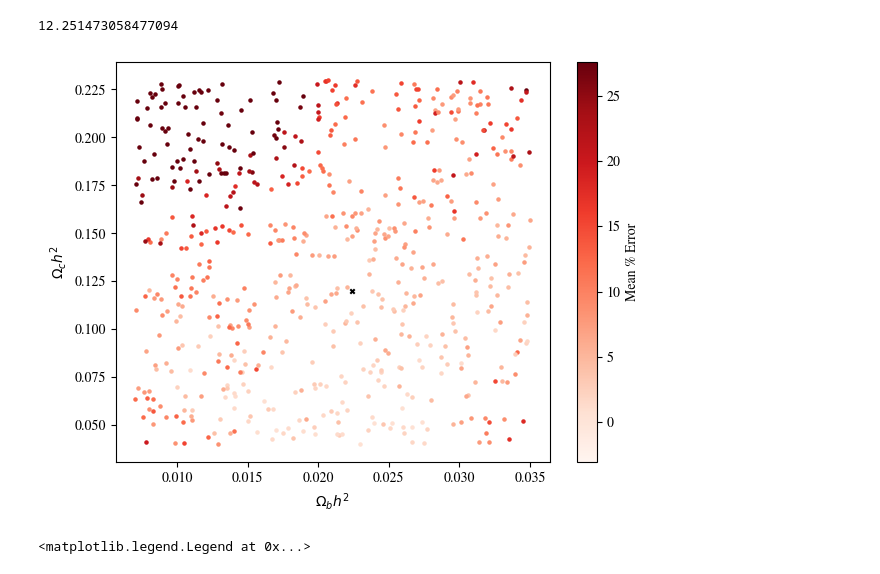
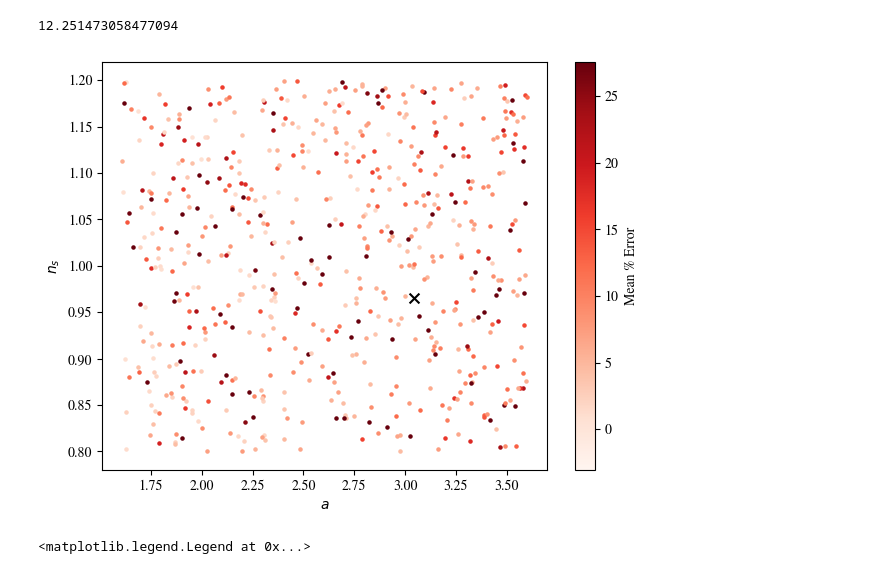
Before and after one commit to flapbat/cmb_lensing_tail, a Jupyter notebook: pysr_analysis/fit_analysis.ipynb, the cells around one changed output. Cells and saved outputs as stored; diff of their text form; code cells hidden in the pictures.

```diff
--- a/pysr_analysis/fit_analysis.ipynb
+++ b/pysr_analysis/fit_analysis.ipynb
@@ -155,12 +155,21 @@ def plot_scatter(error):
     fig.colorbar(a, ax=ax, label = "Mean % Error")
     plt.xlabel("$\\Omega_bh^2$")
     plt.ylabel("$\\Omega_ch^2$")
+# %%
+def plot_scatter2(error):
+    fig,ax = plt.subplots()
+    for i in range(len(error)):
+        a = ax.scatter(pars[i][3], pars[i][4],s=5, c = np.mean(error[i]), cmap = "Reds", vmax = np.mean(error) + np.std(error), vmin =  np.mean(error) - np.std(error))
+    plt.scatter(3.043, 0.965, color = "black", s= 50, marker = "x", label = "Fiducial Cosmology (reference)")
+    fig.colorbar(a, ax=ax, label = "Mean % Error")
+    plt.xlabel("$a$")
+    plt.ylabel("$n_s$")
 # %%
-plot_scatter(error1)
+plot_scatter2(error1)
 plt.tight_layout()
-plt.savefig("error.pdf")
+plt.savefig("error2.pdf")
 # %% [output]
-[figure, old version]
+[figure, new version]
 # %%
 def get_lensing_camb(omb, omc):
     pars = camb.set_params(H0 = 67.4, ombh2 = omb, omch2 = omc, lmax=5000)
```
Also changed, not shown: parts of 1 cell of this notebook, 4 other files.
